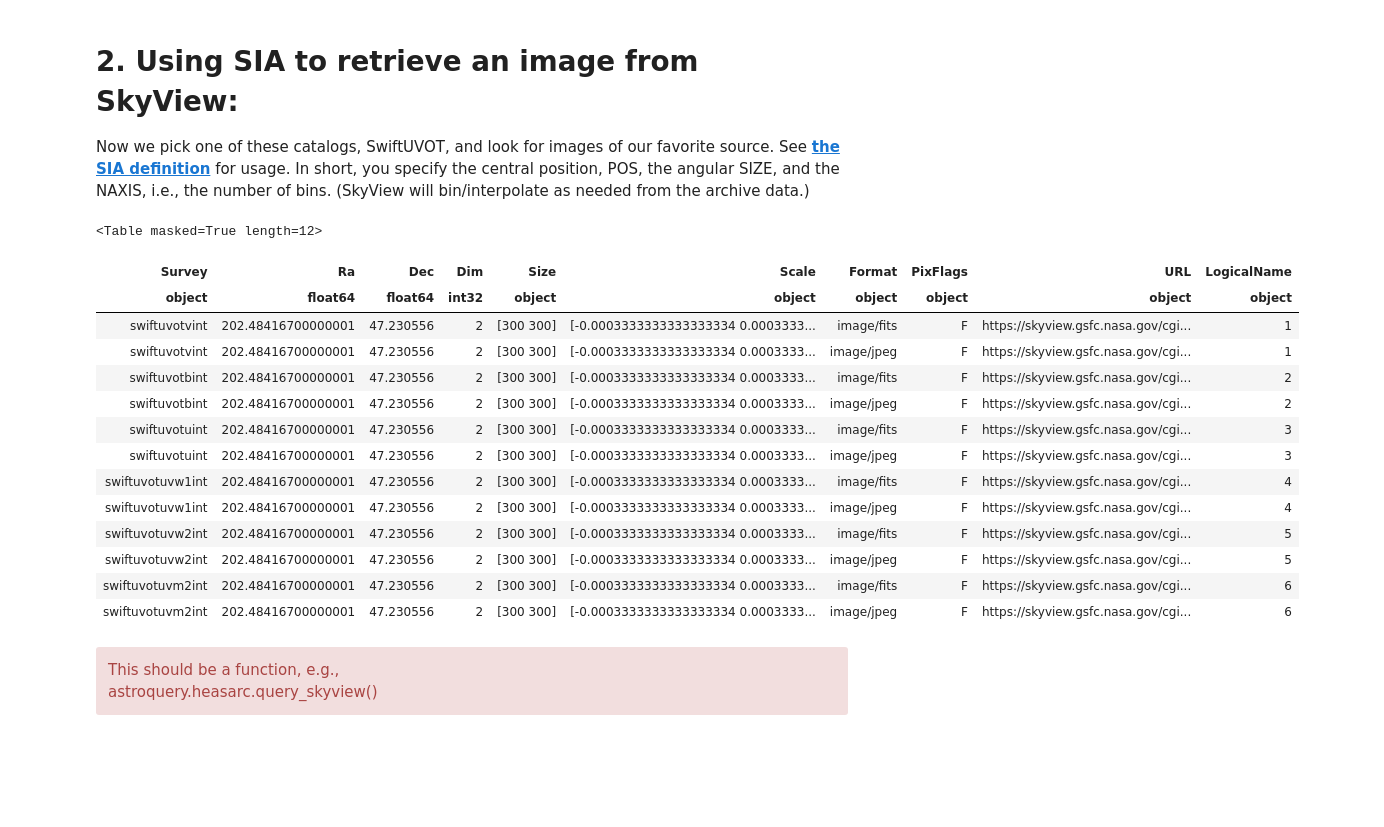
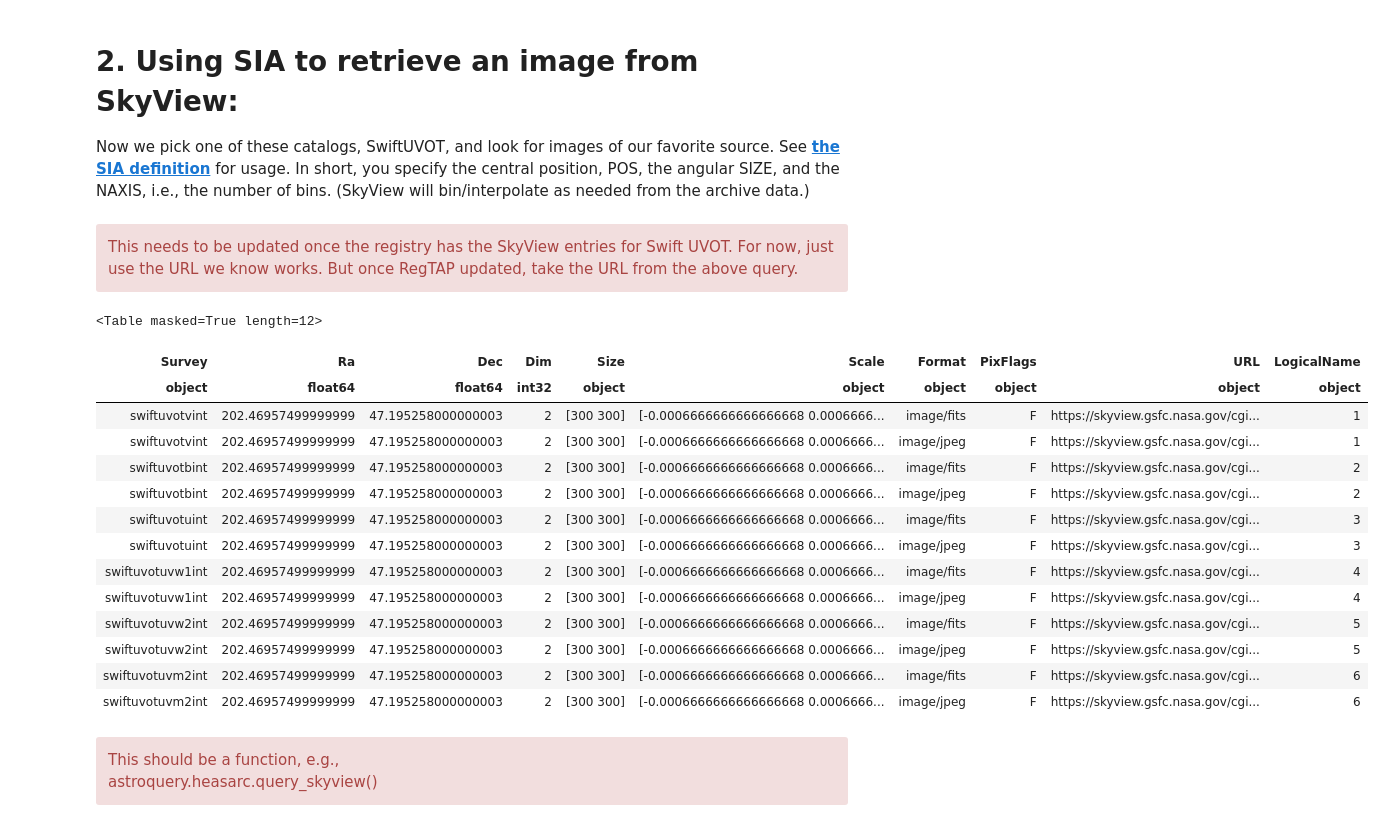
Before and after one commit to NASA-NAVO/aas_workshop_2018, a Jupyter notebook: heasarc/heasarc_Image_Access.ipynb, the cells around one changed output. Saved outputs shown, nothing was run; the diff lists cells and outputs as text; code cells hidden in the pictures; blank space fills up the shorter version.

```diff
--- a/heasarc/heasarc_Image_Access.ipynb
+++ b/heasarc/heasarc_Image_Access.ipynb
@@ -85,31 +79,38 @@ But then we have to hide from the user the fact that results could come from eit
 # 2. Using SIA to retrieve an image from SkyView:
 
 Now we pick one of these catalogs, SwiftUVOT, and look for images of our favorite source.  See __[the SIA definition](http://www.ivoa.net/documents/WD/SIA/sia-20040524.html)__ for usage.  In short, you specify the central position, POS, the angular SIZE, and the NAXIS, i.e., the number of bins.  (SkyView will bin/interpolate as needed from the archive data.)
+# %% [markdown]
+<div class="alert alert-block alert-danger">
+This needs to be updated once the registry has the SkyView entries for Swift UVOT.  For now, just use the URL we know works.  But once RegTAP updated, take the URL from the above query.
+</div>
 # %%
-import astropy.coordinates as coord
-coord=coord.SkyCoord.from_name("m51")
-pos='{},{}'.format(coord.ra.deg,coord.dec.deg)
-
-params = {'survey': 'swiftuvot', 'POS': pos, 'SIZE':'0.1', "NAXIS":"300,300","interpolation":'LI'}
+## This is sometimes inaccessible
+#import astropy.coordinates as coord
+#coord=coord.SkyCoord.from_name("m51")
+#pos='{},{}'.format(coord.ra.deg,coord.dec.deg)
+pos='202.469575,47.195258'
+#pos='148.619188,-25.703436' # NGC 3054
+params = {'survey': 'swiftuvot', 'POS': pos, 'SIZE':'0.2', "NAXIS":"300,300"}
+#params = {'survey': 'sdss', 'POS': pos, 'SIZE':'0.1', "NAXIS":"300,300"}
 r = requests.get('https://skyview.gsfc.nasa.gov/cgi-bin/vo/sia.pl', params=params)
 table=Table.read(io.BytesIO(r.content))
 table
 # %% [output]
 <Table masked=True length=12>
 | Survey | Ra | Dec | Dim | Size | Scale | Format | PixFlags | URL | LogicalName |
 | object | float64 | float64 | int32 | object | object | object | object | object | object |
-| swiftuvotvint | 202.48416700000001 | 47.230556 | 2 | [300 300] | [-0.0003333333333333334 0.0003333... | image/fits | F | https://skyview.gsfc.nasa.gov/cgi... | 1 |
-| swiftuvotvint | 202.48416700000001 | 47.230556 | 2 | [300 300] | [-0.0003333333333333334 0.0003333... | image/jpeg | F | https://skyview.gsfc.nasa.gov/cgi... | 1 |
-| swiftuvotbint | 202.48416700000001 | 47.230556 | 2 | [300 300] | [-0.0003333333333333334 0.0003333... | image/fits | F | https://skyview.gsfc.nasa.gov/cgi... | 2 |
-| swiftuvotbint | 202.48416700000001 | 47.230556 | 2 | [300 300] | [-0.0003333333333333334 0.0003333... | image/jpeg | F | https://skyview.gsfc.nasa.gov/cgi... | 2 |
-| swiftuvotuint | 202.48416700000001 | 47.230556 | 2 | [300 300] | [-0.0003333333333333334 0.0003333... | image/fits | F | https://skyview.gsfc.nasa.gov/cgi... | 3 |
-| swiftuvotuint | 202.48416700000001 | 47.230556 | 2 | [300 300] | [-0.0003333333333333334 0.0003333... | image/jpeg | F | https://skyview.gsfc.nasa.gov/cgi... | 3 |
-| swiftuvotuvw1int | 202.48416700000001 | 47.230556 | 2 | [300 300] | [-0.0003333333333333334 0.0003333... | image/fits | F | https://skyview.gsfc.nasa.gov/cgi... | 4 |
-| swiftuvotuvw1int | 202.48416700000001 | 47.230556 | 2 | [300 300] | [-0.0003333333333333334 0.0003333... | image/jpeg | F | https://skyview.gsfc.nasa.gov/cgi... | 4 |
-| swiftuvotuvw2int | 202.48416700000001 | 47.230556 | 2 | [300 300] | [-0.0003333333333333334 0.0003333... | image/fits | F | https://skyview.gsfc.nasa.gov/cgi... | 5 |
-| swiftuvotuvw2int | 202.48416700000001 | 47.230556 | 2 | [300 300] | [-0.0003333333333333334 0.0003333... | image/jpeg | F | https://skyview.gsfc.nasa.gov/cgi... | 5 |
-| swiftuvotuvm2int | 202.48416700000001 | 47.230556 | 2 | [300 300] | [-0.0003333333333333334 0.0003333... | image/fits | F | https://skyview.gsfc.nasa.gov/cgi... | 6 |
-| swiftuvotuvm2int | 202.48416700000001 | 47.230556 | 2 | [300 300] | [-0.0003333333333333334 0.0003333... | image/jpeg | F | https://skyview.gsfc.nasa.gov/cgi... | 6 |
+| swiftuvotvint | 202.46957499999999 | 47.195258000000003 | 2 | [300 300] | [-0.0006666666666666668 0.0006666... | image/fits | F | https://skyview.gsfc.nasa.gov/cgi... | 1 |
+| swiftuvotvint | 202.46957499999999 | 47.195258000000003 | 2 | [300 300] | [-0.0006666666666666668 0.0006666... | image/jpeg | F | https://skyview.gsfc.nasa.gov/cgi... | 1 |
+| swiftuvotbint | 202.46957499999999 | 47.195258000000003 | 2 | [300 300] | [-0.0006666666666666668 0.0006666... | image/fits | F | https://skyview.gsfc.nasa.gov/cgi... | 2 |
+| swiftuvotbint | 202.46957499999999 | 47.195258000000003 | 2 | [300 300] | [-0.0006666666666666668 0.0006666... | image/jpeg | F | https://skyview.gsfc.nasa.gov/cgi... | 2 |
+| swiftuvotuint | 202.46957499999999 | 47.195258000000003 | 2 | [300 300] | [-0.0006666666666666668 0.0006666... | image/fits | F | https://skyview.gsfc.nasa.gov/cgi... | 3 |
+| swiftuvotuint | 202.46957499999999 | 47.195258000000003 | 2 | [300 300] | [-0.0006666666666666668 0.0006666... | image/jpeg | F | https://skyview.gsfc.nasa.gov/cgi... | 3 |
+| swiftuvotuvw1int | 202.46957499999999 | 47.195258000000003 | 2 | [300 300] | [-0.0006666666666666668 0.0006666... | image/fits | F | https://skyview.gsfc.nasa.gov/cgi... | 4 |
+| swiftuvotuvw1int | 202.46957499999999 | 47.195258000000003 | 2 | [300 300] | [-0.0006666666666666668 0.0006666... | image/jpeg | F | https://skyview.gsfc.nasa.gov/cgi... | 4 |
+| swiftuvotuvw2int | 202.46957499999999 | 47.195258000000003 | 2 | [300 300] | [-0.0006666666666666668 0.0006666... | image/fits | F | https://skyview.gsfc.nasa.gov/cgi... | 5 |
+| swiftuvotuvw2int | 202.46957499999999 | 47.195258000000003 | 2 | [300 300] | [-0.0006666666666666668 0.0006666... | image/jpeg | F | https://skyview.gsfc.nasa.gov/cgi... | 5 |
+| swiftuvotuvm2int | 202.46957499999999 | 47.195258000000003 | 2 | [300 300] | [-0.0006666666666666668 0.0006666... | image/fits | F | https://skyview.gsfc.nasa.gov/cgi... | 6 |
+| swiftuvotuvm2int | 202.46957499999999 | 47.195258000000003 | 2 | [300 300] | [-0.0006666666666666668 0.0006666... | image/jpeg | F | https://skyview.gsfc.nasa.gov/cgi... | 6 |
 # %% [markdown]
 <div class="alert alert-block alert-danger">
 This should be a function, e.g.,<br>
```
Also changed, not shown: parts of 18 cells of this notebook, 2 other files.
